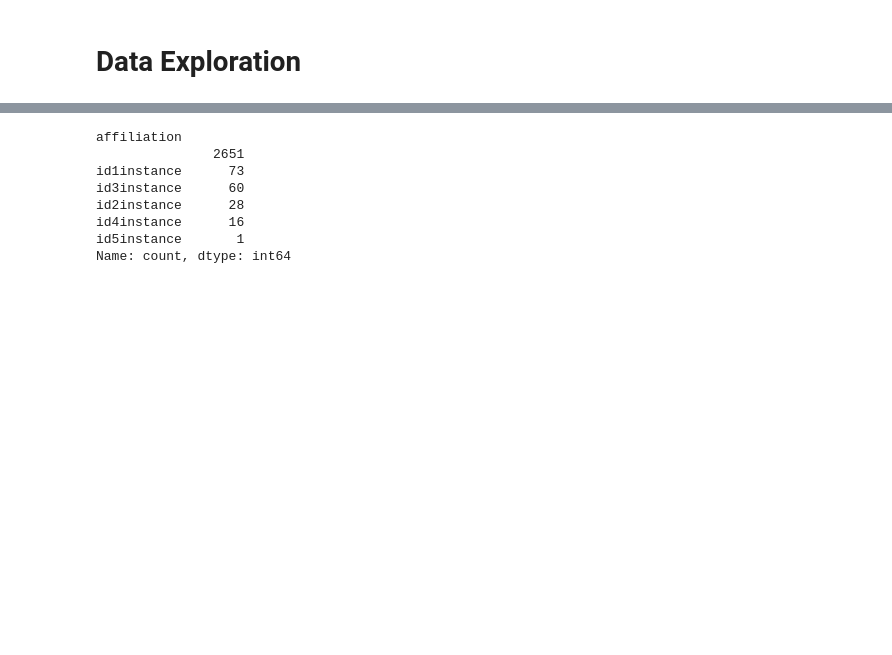
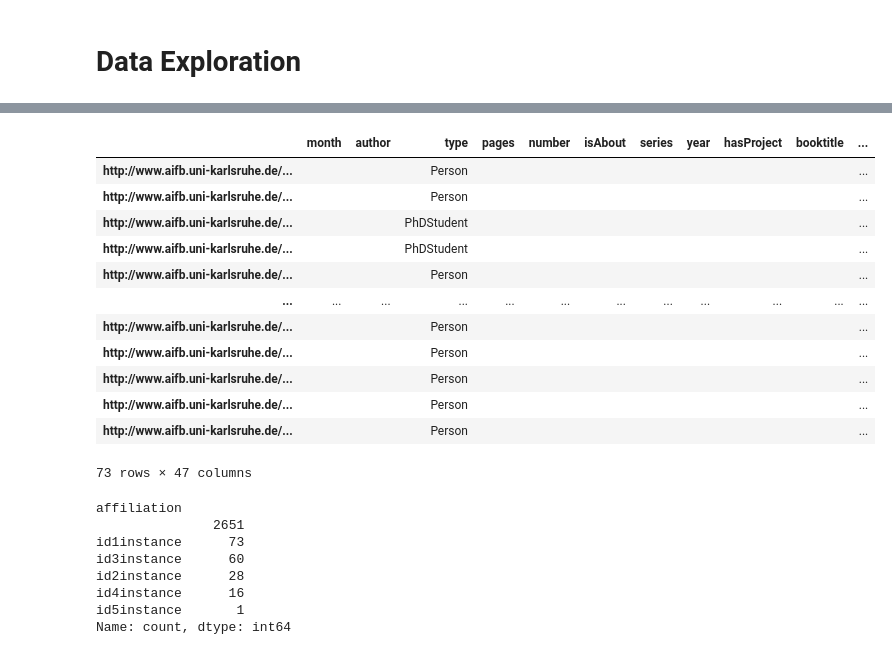
Before and after one commit to Ruthwik2610/X-AI_MP-, a Jupyter notebook: main.ipynb, the cells around one changed output, grey strips where cells are left out. Cells and saved outputs as stored; diff of their text form; code cells hidden in the pictures; blank space fills up the shorter version.

```diff
--- a/main.ipynb
+++ b/main.ipynb
@@ -99,6 +99,22 @@ Data columns (total 47 columns):
  46  range           2829 non-null   object
 dtypes: object(47)
 memory usage: 1.0+ MB
+# %%
+df[df['affiliation'] == 'id1instance']
+# %% [output]
+|  | month | author | type | pages | number | isAbout | series | year | hasProject | booktitle | ... |
+| http://www.aifb.uni-karlsruhe.de/... |  |  | Person |  |  |  |  |  |  |  | ... |
+| http://www.aifb.uni-karlsruhe.de/... |  |  | Person |  |  |  |  |  |  |  | ... |
+| http://www.aifb.uni-karlsruhe.de/... |  |  | PhDStudent |  |  |  |  |  |  |  | ... |
+| http://www.aifb.uni-karlsruhe.de/... |  |  | PhDStudent |  |  |  |  |  |  |  | ... |
+| http://www.aifb.uni-karlsruhe.de/... |  |  | Person |  |  |  |  |  |  |  | ... |
+| ... | ... | ... | ... | ... | ... | ... | ... | ... | ... | ... | ... |
+| http://www.aifb.uni-karlsruhe.de/... |  |  | Person |  |  |  |  |  |  |  | ... |
+| http://www.aifb.uni-karlsruhe.de/... |  |  | Person |  |  |  |  |  |  |  | ... |
+| http://www.aifb.uni-karlsruhe.de/... |  |  | Person |  |  |  |  |  |  |  | ... |
+| http://www.aifb.uni-karlsruhe.de/... |  |  | Person |  |  |  |  |  |  |  | ... |
+| http://www.aifb.uni-karlsruhe.de/... |  |  | Person |  |  |  |  |  |  |  | ... |
+73 rows × 47 columns
 # %%
 df['affiliation'].value_counts()
 # %% [output]
```
Also changed, not shown: parts of 18 cells of this notebook, 6 other files.
